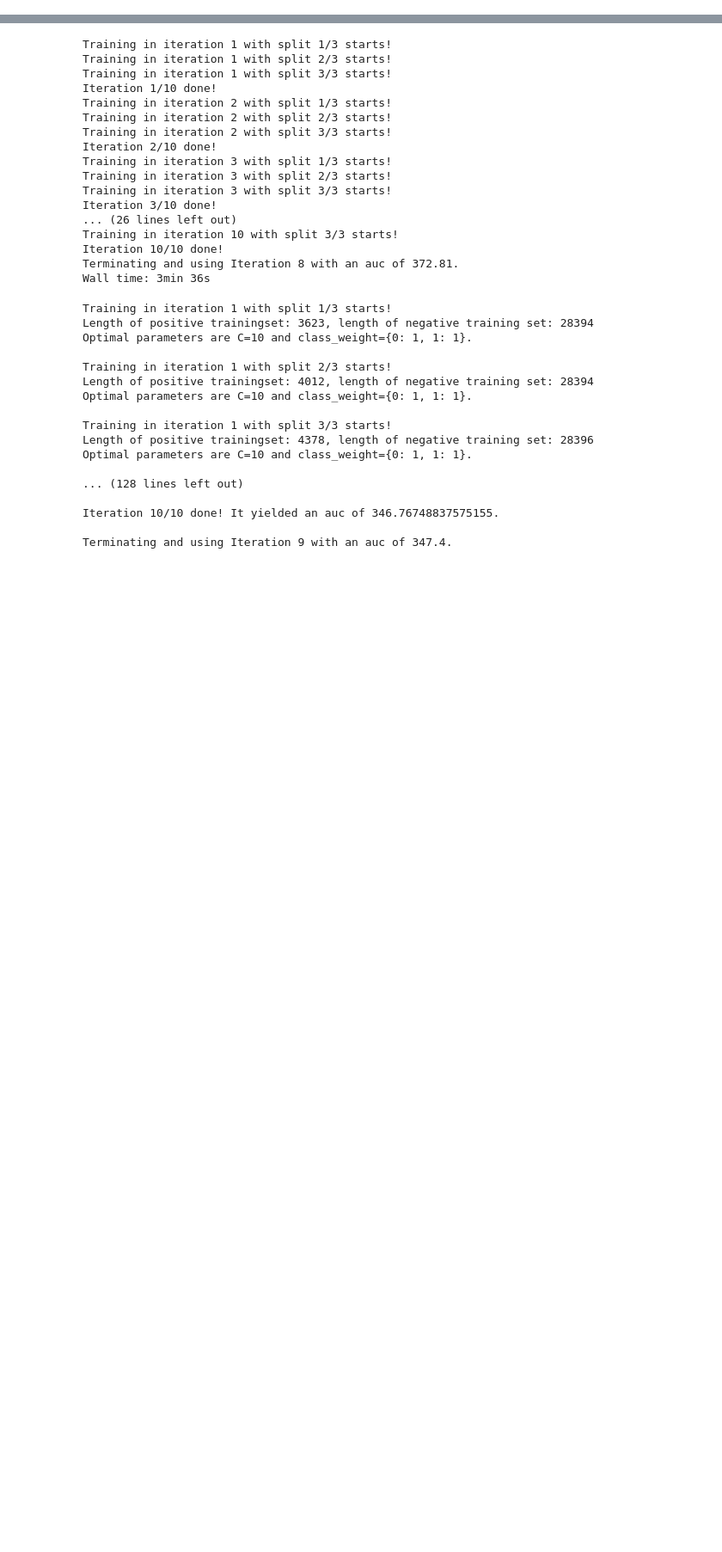
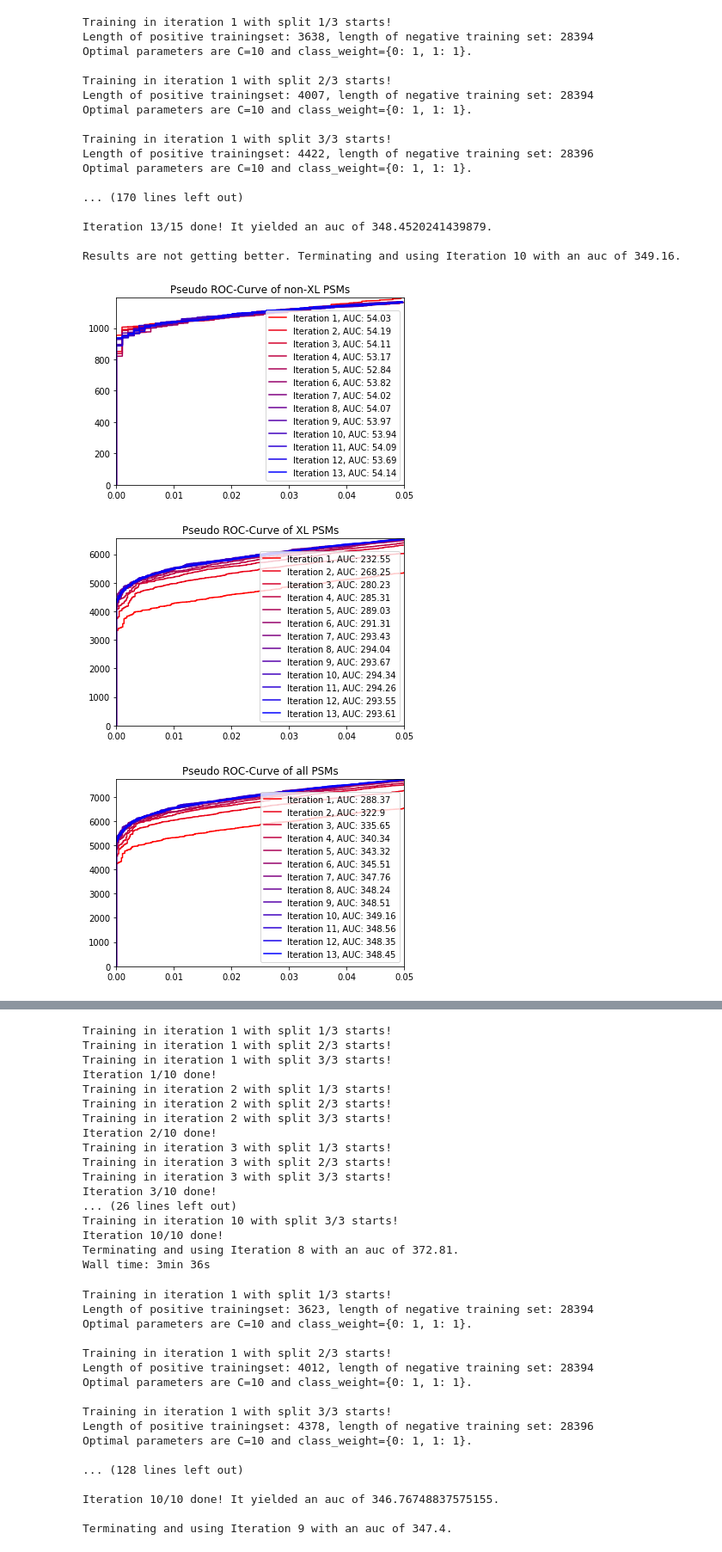
Before and after one commit to emilpaulitz/Bachelor-Thesis, a Jupyter notebook: src/Main.ipynb, the cells around one changed output, grey strips where cells are left out. Shown at 86% size. Drawn from its saved outputs; the diff is of its cells as text; code cells hidden in the pictures; blank space fills up the shorter version.

```diff
--- a/src/Main.ipynb
+++ b/src/Main.ipynb
@@ -19,0 +20,27 @@ Wall time: 16.7 s
+# %%
+%%time
+
+saveName = ''
+
+pe = percolator_experimental(dSlow, idCol, features, plotSaveName = saveName, multImputation = True, I = 15)
+# %% [output]
+Training in iteration 1 with split 1/3 starts!
+Length of positive trainingset: 3638, length of negative training set: 28394
+Optimal parameters are C=10 and class_weight={0: 1, 1: 1}.
+
+Training in iteration 1 with split 2/3 starts!
+Length of positive trainingset: 4007, length of negative training set: 28394
+Optimal parameters are C=10 and class_weight={0: 1, 1: 1}.
+
+Training in iteration 1 with split 3/3 starts!
+Length of positive trainingset: 4422, length of negative training set: 28396
+Optimal parameters are C=10 and class_weight={0: 1, 1: 1}.
+
+... (170 lines left out)
+
+Iteration 13/15 done! It yielded an auc of 348.4520241439879.
+
+Results are not getting better. Terminating and using Iteration 10 with an auc of 349.16.
+[figure, added]
+[figure, added]
+[figure, added]
```
Also changed, not shown: parts of 3 cells of this notebook, 20 other files.
